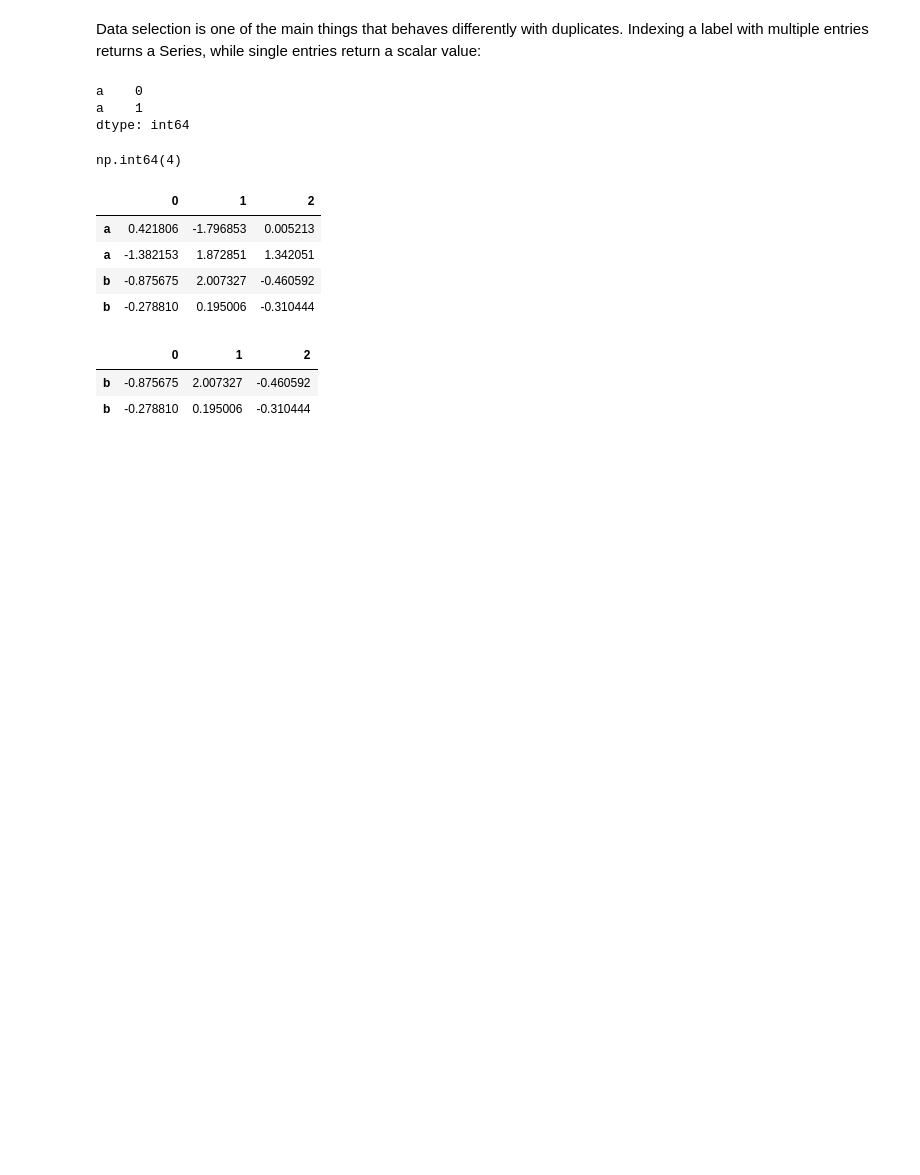
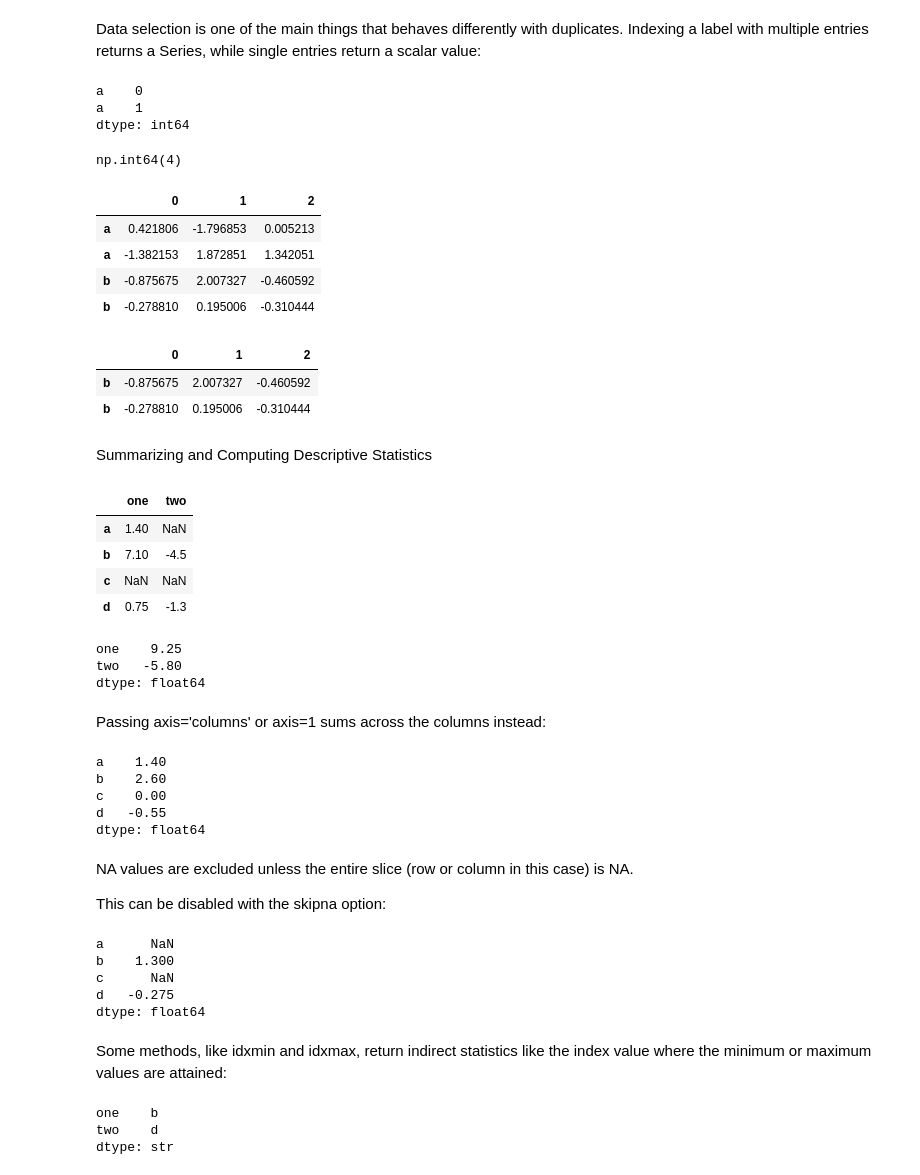
Before and after one commit to JayZeus999/PDS-Handbook, a Jupyter notebook: Chapter_5/chapter_5.ipynb, the cells around one changed output. Cells and saved outputs as stored; diff of their text form; code cells hidden in the pictures; blank space fills up the shorter version.

Commit message:
Test some statistical methods on a DF

```diff
--- a/Chapter_5/chapter_5.ipynb
+++ b/Chapter_5/chapter_5.ipynb
@@ -1485,3 +1485,57 @@ df.loc["b"]
 |  | 0 | 1 | 2 |
 | b | -0.875675 | 2.007327 | -0.460592 |
 | b | -0.278810 | 0.195006 | -0.310444 |
+# %% [markdown]
+ Summarizing and Computing Descriptive
+Statistics
+# %%
+df = pd.DataFrame([[1.4, np.nan], [7.1, -4.5],
+                   [np.nan, np.nan], [0.75, -1.3]],
+                  index=['a', 'b', 'c', 'd'],
+                  columns=['one', 'two'])
+
+df
+# %% [output]
+|  | one | two |
+| a | 1.40 | NaN |
+| b | 7.10 | -4.5 |
+| c | NaN | NaN |
+| d | 0.75 | -1.3 |
+# %%
+df.sum()
+# %% [output]
+one    9.25
+two   -5.80
+dtype: float64
+# %% [markdown]
+Passing axis='columns' or axis=1 sums across the columns instead:
+# %%
+df.sum(axis="columns")
+# %% [output]
+a    1.40
+b    2.60
+c    0.00
+d   -0.55
+dtype: float64
+# %% [markdown]
+NA values are excluded unless the entire slice (row or column in this case)
+is NA.
+
+This can be disabled with the skipna option:
+# %%
+df.mean(axis='columns', skipna=False)
+# %% [output]
+a      NaN
+b    1.300
+c      NaN
+d   -0.275
+dtype: float64
+# %% [markdown]
+Some methods, like idxmin and idxmax, return indirect statistics like the
+index value where the minimum or maximum values are attained:
+# %%
+df.idxmax()
+# %% [output]
+one    b
+two    d
+dtype: str
```
Also changed, not shown: parts of 2 cells of this notebook.
